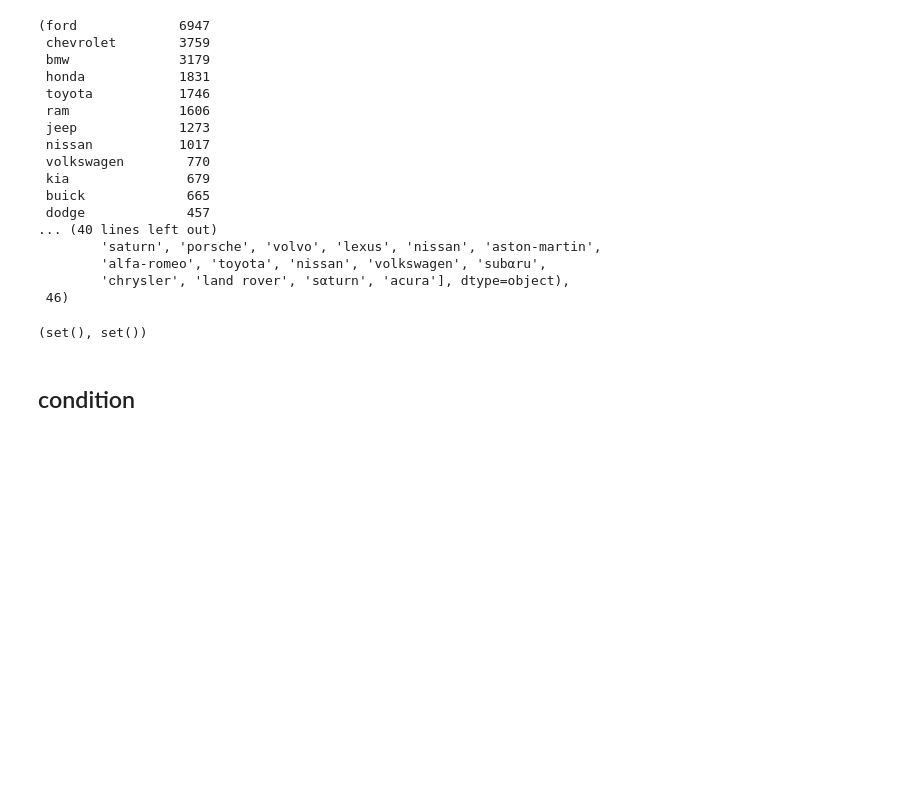
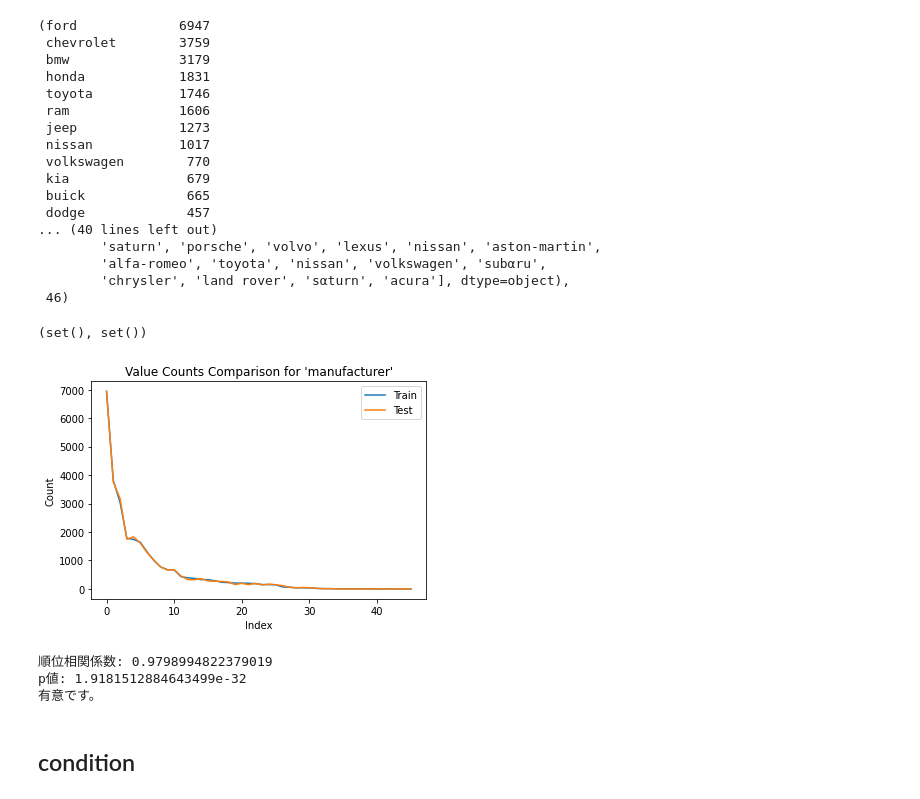
Before and after one commit to YujiK-github/signate_Student-Cup-2023, a Jupyter notebook: EDA.ipynb, the cells around one changed output. Cells and saved outputs as stored; diff of their text form; code cells hidden in the pictures; blank space fills up the shorter version.

```diff
--- a/EDA.ipynb
+++ b/EDA.ipynb
@@ -304,6 +374,13 @@ test["manufacturer"].value_counts(), test["manufacturer"].unique(), len(test["ma
 set(train["manufacturer"]) - set(train["manufacturer"]), set(test["manufacturer"]) - set(test["manufacturer"])
 # %% [output]
 (set(), set())
+# %%
+calculate_spearmanr(train, test, "manufacturer")
+# %% [output]
+[figure, added]
+順位相関係数: 0.9798994822379019
+p値: 1.9181512884643499e-32
+有意です。
 # %% [markdown]
 ## condition
 # %% [markdown]
```
Also changed, not shown: parts of 34 cells of this notebook, 2 other files.
